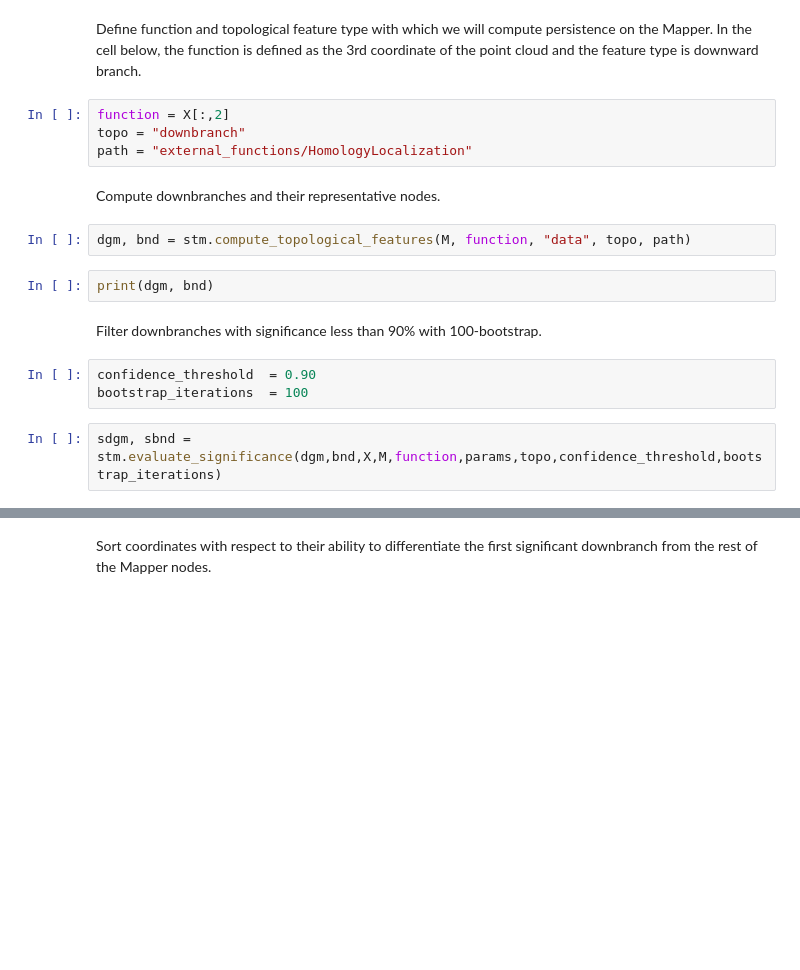
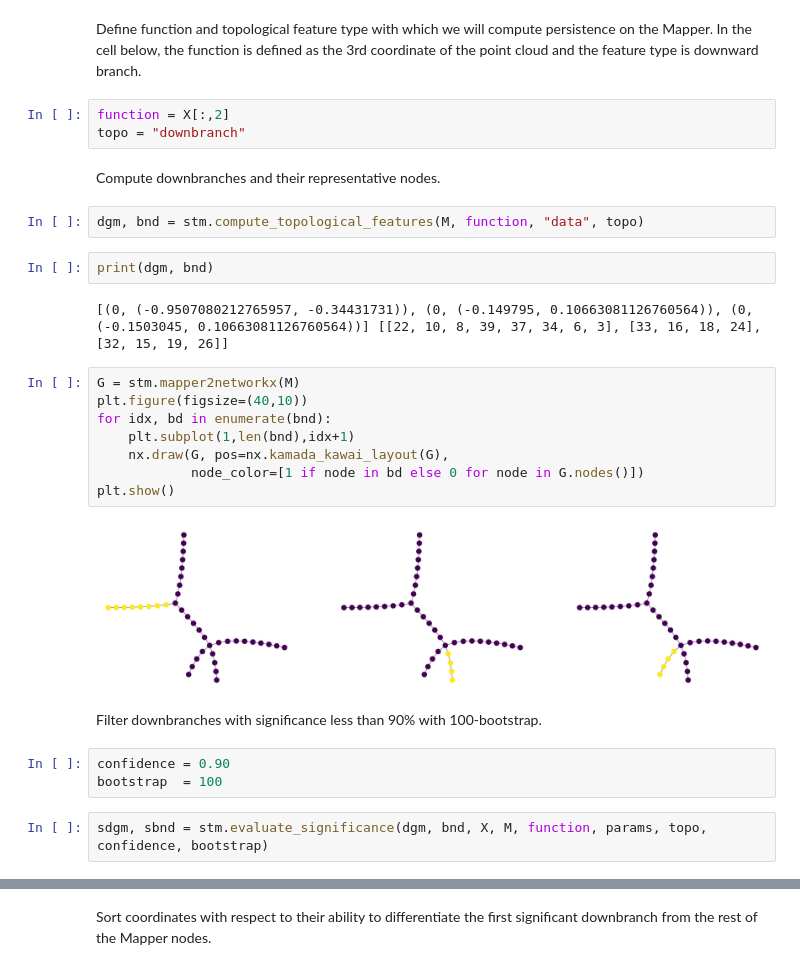
Before and after one commit to MathieuCarriere/statmapper, a Jupyter notebook: example/statmapper.ipynb, the cells around one changed output, grey strips where cells are left out. Cells and saved outputs as stored; diff of their text form; blank space fills up the shorter version.

```diff
--- a/example/statmapper.ipynb
+++ b/example/statmapper.ipynb
@@ -33,19 +35,30 @@ Define function and topological feature type with which we will compute persiste
 # %%
 function = X[:,2]
 topo = "downbranch"
-path = "external_functions/HomologyLocalization"
 # %% [markdown]
 Compute downbranches and their representative nodes.
 # %%
-dgm, bnd = stm.compute_topological_features(M, function, "data", topo, path)
+dgm, bnd = stm.compute_topological_features(M, function, "data", topo)
 # %%
 print(dgm, bnd)
+# %% [output]
+[(0, (-0.9507080212765957, -0.34431731)), (0, (-0.149795, 0.10663081126760564)), (0, (-0.1503045, 0.10663081126760564))] [[22, 10, 8, 39, 37, 34, 6, 3], [33, 16, 18, 24], [32, 15, 19, 26]]
+# %%
+G = stm.mapper2networkx(M)
+plt.figure(figsize=(40,10))
+for idx, bd in enumerate(bnd):
+    plt.subplot(1,len(bnd),idx+1)
+    nx.draw(G, pos=nx.kamada_kawai_layout(G),
+            node_color=[1 if node in bd else 0 for node in G.nodes()])
+plt.show()
+# %% [output]
+[figure, added]
 # %% [markdown]
 Filter downbranches with significance less than 90% with 100-bootstrap.
 # %%
-confidence_threshold  = 0.90
-bootstrap_iterations  = 100
+confidence = 0.90
+bootstrap  = 100
 # %%
-sdgm, sbnd = stm.evaluate_significance(dgm,bnd,X,M,function,params,topo,confidence_threshold,bootstrap_iterations)
+sdgm, sbnd = stm.evaluate_significance(dgm, bnd, X, M, function, params, topo, confidence, bootstrap)
 # %%
 print(sdgm, sbnd)
```
Also changed, not shown: parts of 3 cells of this notebook, 4 other files.
